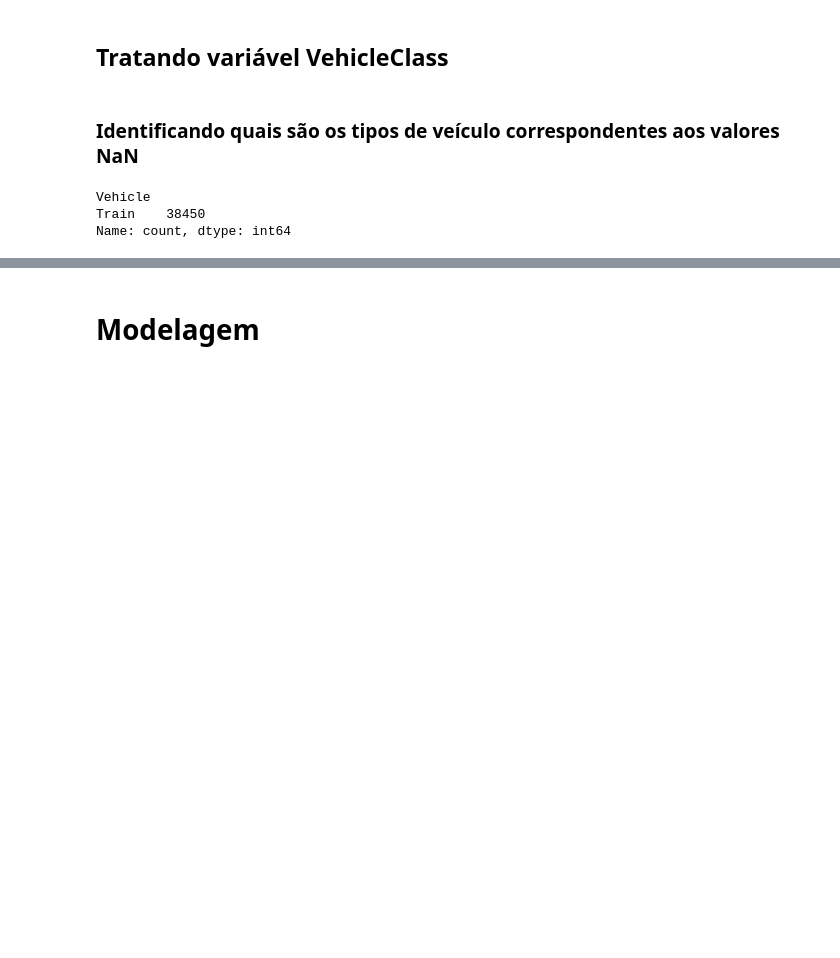
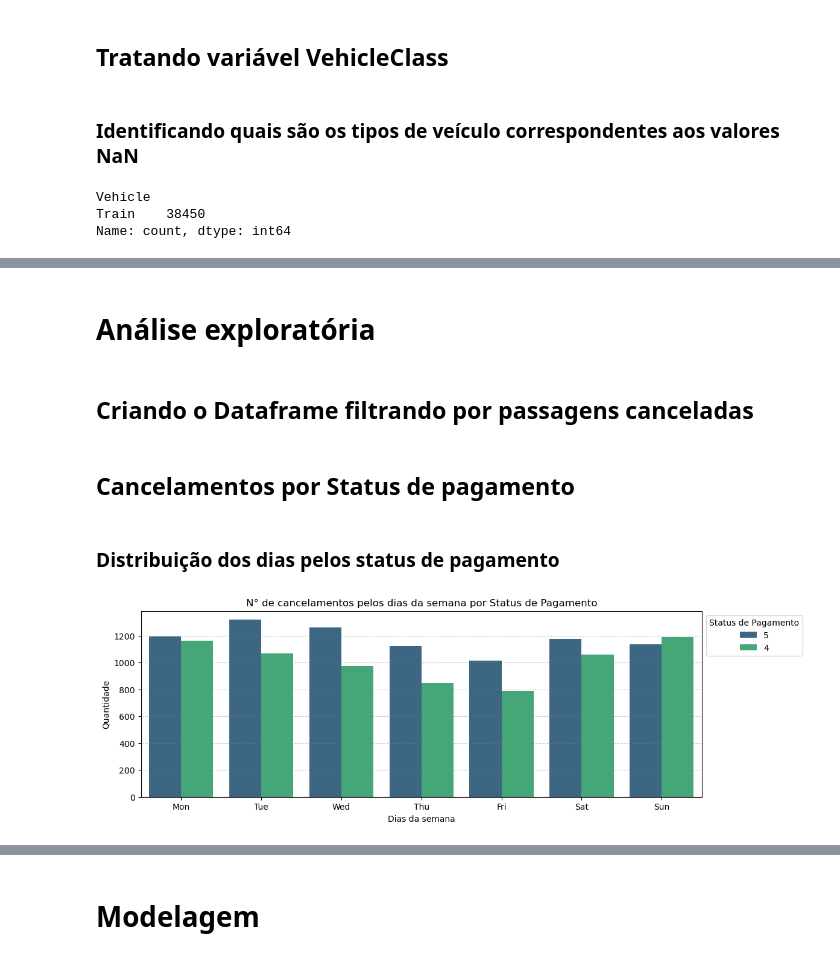
Before and after one commit to Passaret/Case2, a Jupyter notebook: Travel Ticket Cancellations for Risk Management.ipynb, the cells around one changed output, grey strips where cells are left out. Cells and saved outputs as stored; diff of their text form; code cells hidden in the pictures; blank space fills up the shorter version.

```diff
--- a/Travel Ticket Cancellations for Risk Management.ipynb
+++ b/Travel Ticket Cancellations for Risk Management.ipynb
@@ -236,0 +283,29 @@ df.loc[df['Vehicle'] == 'Train', 'VehicleClass'] = predicted_classes
+# %% [markdown]
+# Análise exploratória
+# %% [markdown]
+## Criando o Dataframe filtrando por passagens canceladas
+# %%
+df_cancel = df[df['CancelTime'].notnull()]
+# %% [markdown]
+## Cancelamentos por Status de pagamento
+# %% [markdown]
+### Distribuição dos dias pelos status de pagamento
+# %%
+# Alterando tipo de variável
+df_cancel['ReserveStatus'] = df_cancel['ReserveStatus'].astype(str)
+
+# Definir a ordem dos dias da semana
+dias_da_semana = ["Mon", "Tue", "Wed", "Thu", "Fri", "Sat", "Sun"]
+
+# Criando Plot
+plt.figure(figsize=(12,4))
+sns.countplot(data=df_cancel, x='Canceltime_dayofweek', hue='ReserveStatus', palette='viridis', order = dias_da_semana)
+
+# Textos e estilos
+plt.title("N° de cancelamentos pelos dias da semana por Status de Pagamento")
+plt.legend(title='Status de Pagamento', loc='upper left', bbox_to_anchor=(1, 1))
+plt.ylabel("Quantidade")
+plt.xlabel("Dias da semana")
+plt.grid(axis="y", linestyle="--", alpha=0.4, color = 'grey')
+# %% [output]
+[figure, added]
```
Also changed, not shown: parts of 102 cells of this notebook.
